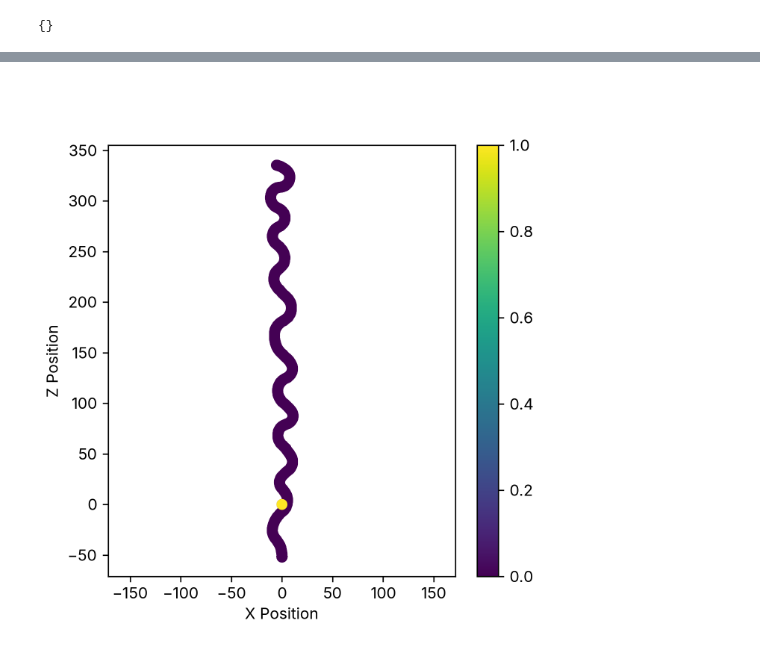
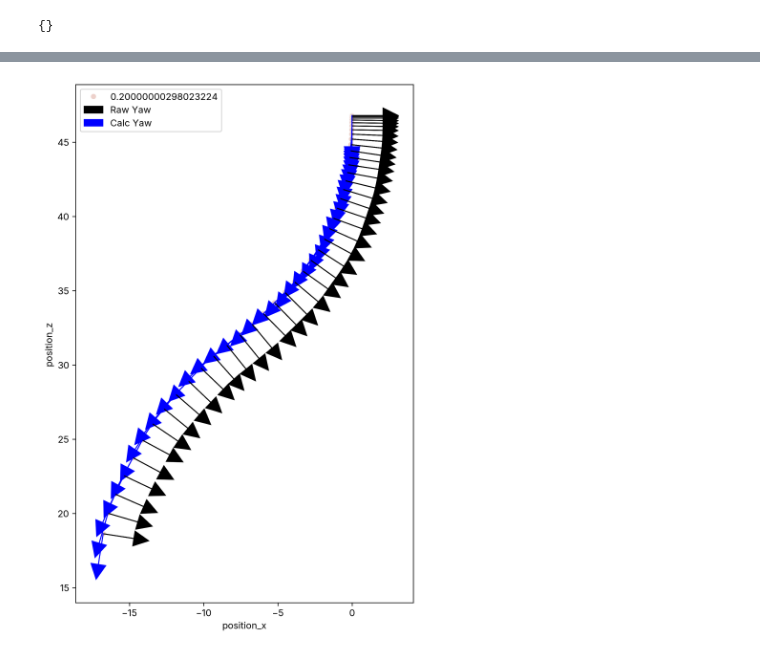
Before and after one commit to nandantumu/PIT, a Jupyter notebook: bin/Conversion.ipynb, the cells around one changed output, grey strips where cells are left out. Drawn from its saved outputs; the diff is of its cells as text; code cells hidden in the pictures.

```diff
--- a/bin/Conversion.ipynb
+++ b/bin/Conversion.ipynb
@@ -51,6 +55,6 @@ data_item_to_single_dict(raw_data[199])
 # %%
 data = []
-for item in raw_data:
+for item in raw_data[100:]:
     try:
         data.append(data_item_to_single_dict(item))
     except KeyError:
@@ -77,4 +64,44 @@ plt.show()
-# %%
-PL
-# %% [output]
-[figure, removed]
+# %%
+# For each item in the data, we will rotate the velocity and acceleration vectors to the local reference frame
+# We also calculate the time difference between each item, and the vehicle's acceleration.
+from scipy.spatial.transform import Rotation as R
+for idx, item in enumerate(data):
+    # Estimate the yaw from the position difference between the current and next item
+    if idx < len(data) - 1:
+        data[idx]['dt'] = data[idx+1]['time'] - data[idx]['time']
+    ANGLE_OFFSET = -np.pi/2
+    yaw = (np.arctan2(item['forward'][1], item['forward'][0]) + ANGLE_OFFSET + np.pi) # % (2*np.pi) - np.pi
+    data[idx]['calc_rotation'] = np.array([0., 0., item['rotation'][2] + ANGLE_OFFSET])
+    # data[idx]['rotation'][2] = data[idx]['rotation'][2] + np.pi/2
+    rot_mat = R.from_euler('z', yaw).as_matrix()
+    local_velocity = rot_mat @ item['velocity']
+    local_acceleration = rot_mat @ item['acceleration']
+
+for idx in range(len(data) - 1):
+    data[idx]['calculated_acceleration'] = (data[idx+1]['local_velocity'] - data[idx]['local_velocity']) / data[idx]['dt']
+    # Calculate the slip angle based on the local velocity
+    data[idx]['slip_angle'] = np.arctan2(data[idx]['local_velocity'][1], data[idx]['local_velocity'][0])
+# %%
+# Plot the position of the car in x and z, with the color as the friction value, using seaborn
+import seaborn as sns
+import pandas as pd
+
+START, FINISH, STEP = 0, len(data)//5, 10
+df = pd.DataFrame(data[START:FINISH:STEP])
+df.sort_values('time', inplace=True)
+# Plot the position of the car in x and z, with the color as the friction value, using seaborn
+fig, ax = plt.subplots(figsize=(10, 10,))
+sns.scatterplot(data=df, x='position_x', y='position_z', hue='friction', markers='.')
+# Plot the yaw of the car on the plot
+for idx in range(0, len(data)//5, 10):
+    ANGLE_OFFSET = 0
+    ax.arrow(data[idx]['position_x'], data[idx]['position_z'], 2.1*np.cos(data[idx]['rotation'][2]+ANGLE_OFFSET), 2.1*np.sin(data[idx]['rotation'][2]+ANGLE_OFFSET), head_width=1.0, head_length=1.0, fc='k', ec='k', label='Raw Yaw')
+    # Plot calculated rotation
+    ax.arrow(data[idx]['position_x'], data[idx]['position_z'], 2.1*np.cos(data[idx]['calc_rotation'][2]+ANGLE_OFFSET), 2.1*np.sin(data[idx]['calc_rotation'][2]+ANGLE_OFFSET), head_width=1.0, head_length=1.0, fc='b', ec='b', label='Calc Yaw')
+    # Plot the velocity vector
+    # ax.arrow(data[idx]['position_x'], data[idx]['position_z'], data[idx]['local_velocity'][0], data[idx]['local_velocity'][1], head_width=1.0, head_length=1.0, fc='r', ec='r')
+    if idx == 0:
+        ax.legend()
+ax.set_aspect('equal')
+# %% [output]
+[figure, added]
```
Also changed, not shown: parts of 17 cells of this notebook, 14 other files.
